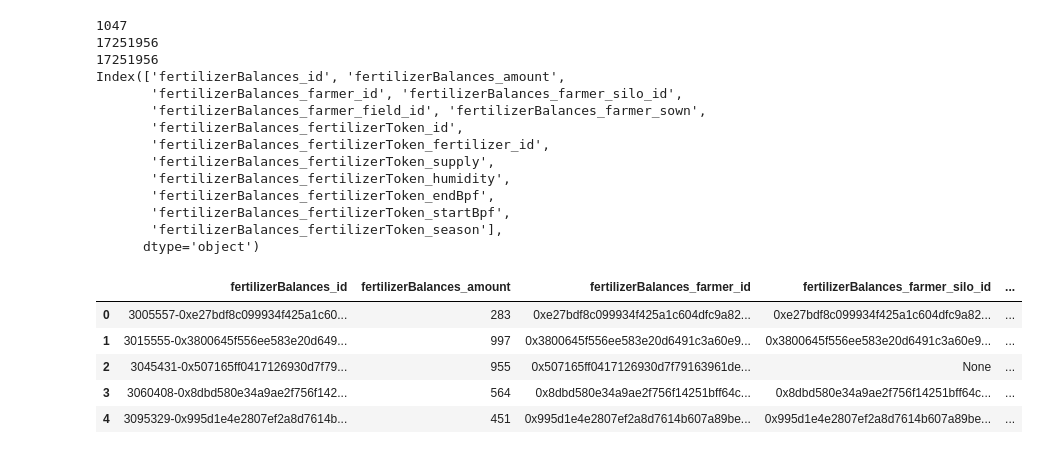
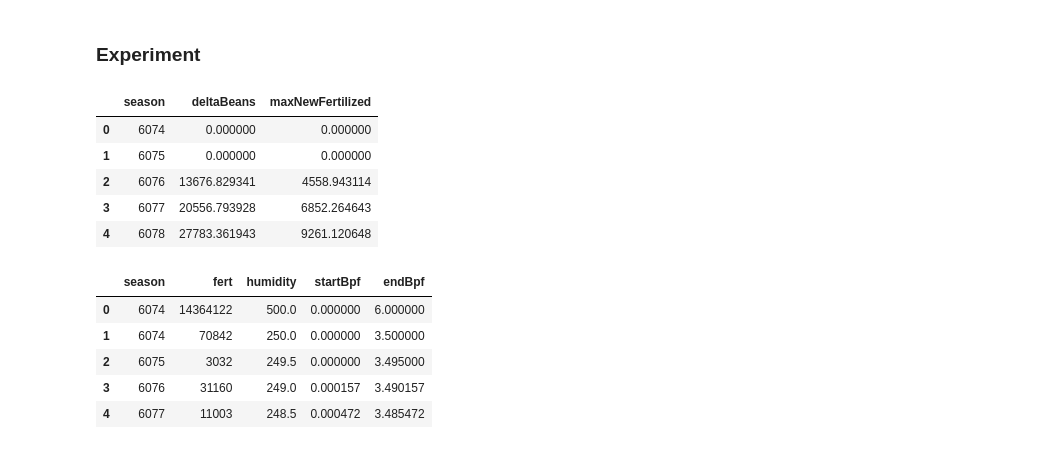
Before and after one commit to BeanstalkFarms/Beanstalk-Analytics, a Jupyter notebook: Fertilizer.ipynb, the cells around one changed output. Drawn from its saved outputs; the diff is of its cells as text; code cells hidden in the pictures.

Commit message:
Some more experiments.

```diff
--- a/Fertilizer.ipynb
+++ b/Fertilizer.ipynb
@@ -41,12 +130,29 @@ def ddf(df):
 # %%
-fert_tokens = bs.Query.fertilizerTokens(first=10000, orderBy="humidity", orderDirection="desc")
-
+# bs.FertilizerToken.sprouts = (
+#     bs.FertilizerToken.supply * (bs.FertilizerToken.humidity + 100) / 100
+# )
+bs.FertilizerToken.fert = bs.FertilizerToken.supply
+bs.FertilizerToken.endBpf = SyntheticField(
+  lambda _id: float(_id) / 1e6,
+  SyntheticField.FLOAT,
+  bs.FertilizerToken.id,
+)
+fert_tokens = bs.Query.fertilizerTokens(
+    first=10000,
+    orderBy="humidity",
+    orderDirection="desc"
+)
 df_fert_tokens_raw = sg.query_df(
     [
-        fert_tokens.id,
         fert_tokens.season,
-        fert_tokens.supply,
+        fert_tokens.fert,
         fert_tokens.humidity,
+        fert_tokens.startBpf,
+        fert_tokens.endBpf,
     ],
     pagination_strategy=ShallowStrategy
 )
+df_fert_tokens_raw = remove_prefix(df_fert_tokens_raw, "fertilizerTokens_")
+df_fert_tokens_raw['startBpf'] /= 1e6
+print(len(df_fert_tokens_raw))
+df_fert_tokens_raw.head(10)
@@ -115,41 +182,20 @@ time_axis = base.mark_bar().encode(
+# %% [markdown]
+### Experiment
 # %%
-ferts = bs.Query.fertilizerBalances(first=10000)
-
-df_ferts_raw = sg.query_df(
-    [
-        ferts.id,
-        ferts.amount,
-        ferts.farmer,
-        ferts.fertilizerToken,
-    ],
-    pagination_strategy=ShallowStrategy
-)
-#.sort_values('podFills_transaction_timestamp').reset_index(drop=True)
+df_seasons_raw.head()
+# %% [output]
+|  | season | deltaBeans | maxNewFertilized |
+| 0 | 6074 | 0.000000 | 0.000000 |
+| 1 | 6075 | 0.000000 | 0.000000 |
+| 2 | 6076 | 13676.829341 | 4558.943114 |
+| 3 | 6077 | 20556.793928 | 6852.264643 |
+| 4 | 6078 | 27783.361943 | 9261.120648 |
 # %%
-df_ferts = df_ferts_raw.copy()
-print(len(df_ferts))
-print(df_ferts.fertilizerBalances_amount.sum())
-print(df_ferts.fertilizerBalances_amount.sum())
-print(df_ferts.columns)
-df_ferts.head()
+df_fert_tokens_raw.head()
 # %% [output]
-1047
-17251956
-17251956
-Index(['fertilizerBalances_id', 'fertilizerBalances_amount',
-       'fertilizerBalances_farmer_id', 'fertilizerBalances_farmer_silo_id',
-       'fertilizerBalances_farmer_field_id', 'fertilizerBalances_farmer_sown',
-       'fertilizerBalances_fertilizerToken_id',
-       'fertilizerBalances_fertilizerToken_fertilizer_id',
-       'fertilizerBalances_fertilizerToken_supply',
-       'fertilizerBalances_fertilizerToken_humidity',
-       'fertilizerBalances_fertilizerToken_endBpf',
-       'fertilizerBalances_fertilizerToken_startBpf',
-       'fertilizerBalances_fertilizerToken_season'],
-      dtype='object')
-|  | fertilizerBalances_id | fertilizerBalances_amount | fertilizerBalances_farmer_id | fertilizerBalances_farmer_silo_id | ... |
-| 0 | 3005557-0xe27bdf8c099934f425a1c60... | 283 | 0xe27bdf8c099934f425a1c604dfc9a82... | 0xe27bdf8c099934f425a1c604dfc9a82... | ... |
-| 1 | 3015555-0x3800645f556ee583e20d649... | 997 | 0x3800645f556ee583e20d6491c3a60e9... | 0x3800645f556ee583e20d6491c3a60e9... | ... |
-| 2 | 3045431-0x507165ff0417126930d7f79... | 955 | 0x507165ff0417126930d7f79163961de... | None | ... |
-| 3 | 3060408-0x8dbd580e34a9ae2f756f142... | 564 | 0x8dbd580e34a9ae2f756f14251bff64c... | 0x8dbd580e34a9ae2f756f14251bff64c... | ... |
-| 4 | 3095329-0x995d1e4e2807ef2a8d7614b... | 451 | 0x995d1e4e2807ef2a8d7614b607a89be... | 0x995d1e4e2807ef2a8d7614b607a89be... | ... |
+|  | season | fert | humidity | startBpf | endBpf |
+| 0 | 6074 | 14364122 | 500.0 | 0.000000 | 6.000000 |
+| 1 | 6074 | 70842 | 250.0 | 0.000000 | 3.500000 |
+| 2 | 6075 | 3032 | 249.5 | 0.000000 | 3.495000 |
+| 3 | 6076 | 31160 | 249.0 | 0.000157 | 3.490157 |
+| 4 | 6077 | 11003 | 248.5 | 0.000472 | 3.485472 |
```
Also changed, not shown: parts of 11 cells of this notebook, 3 other files.
